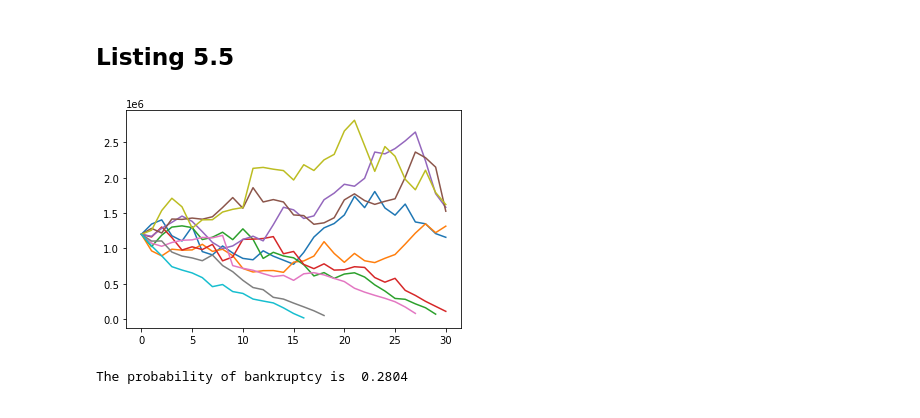
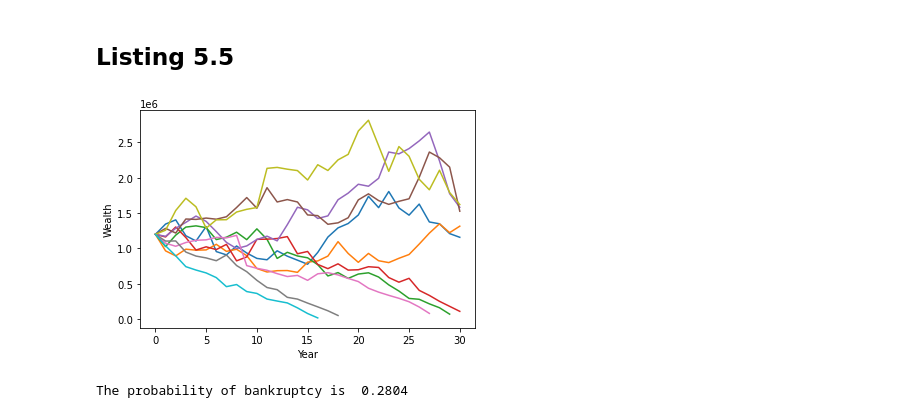
Before and after one commit to robreider/robo-advisor-with-python, a Jupyter notebook: chapter_5.ipynb, the cells around one changed output. Saved outputs shown, nothing was run; the diff lists cells and outputs as text; code cells hidden in the pictures.

```diff
--- a/chapter_5.ipynb
+++ b/chapter_5.ipynb
@@ -163,34 +169,36 @@ W = np.empty(shape=[num_sims, num_years+1])
 W[:,:] = np.NaN
 W[:,0] = W0
 
 count_bankrupt = 0
 
 for sim in range(num_sims):
     spending = spending_0
     spending_min = spending_min_0
 
     for year in range(1, num_years+1):
         next_period_wealth = (W[sim, year-1] - spending) * (1 + ret[sim,year])
         if next_period_wealth < 0: #B
             count_bankrupt += 1
             break
         else:
             W[sim, year] = next_period_wealth
         spending = spending * (1 + inflation)
         spending_min = spending_min * (1 + inflation) #C
         if (spending < 0.04* W[sim, year]) or (spending > 0.06* W[sim, year]): #D
             spending = max(0.05 * W[sim, year], spending_min) #E
 
+plt.xlabel('Year')
+plt.ylabel('Wealth')
 plt.plot(W[0:10,:].T);
 
 
 #A This is a new constant - the minimum essential spending
 #B Check whether you run out of money
 #C Minimal essential spending grows with inflation
 #D Check whether spending is outside the 4% or 6% guardrails
 #E Modify spending if outside guardrails, but not less than the minimum spending required
 # %% [output]
-[figure, old version]
+[figure, new version]
 # %%
 print("The probability of bankruptcy is ", count_bankrupt/num_sims)
 # %% [output]
```
Also changed, not shown: parts of 6 cells of this notebook.
